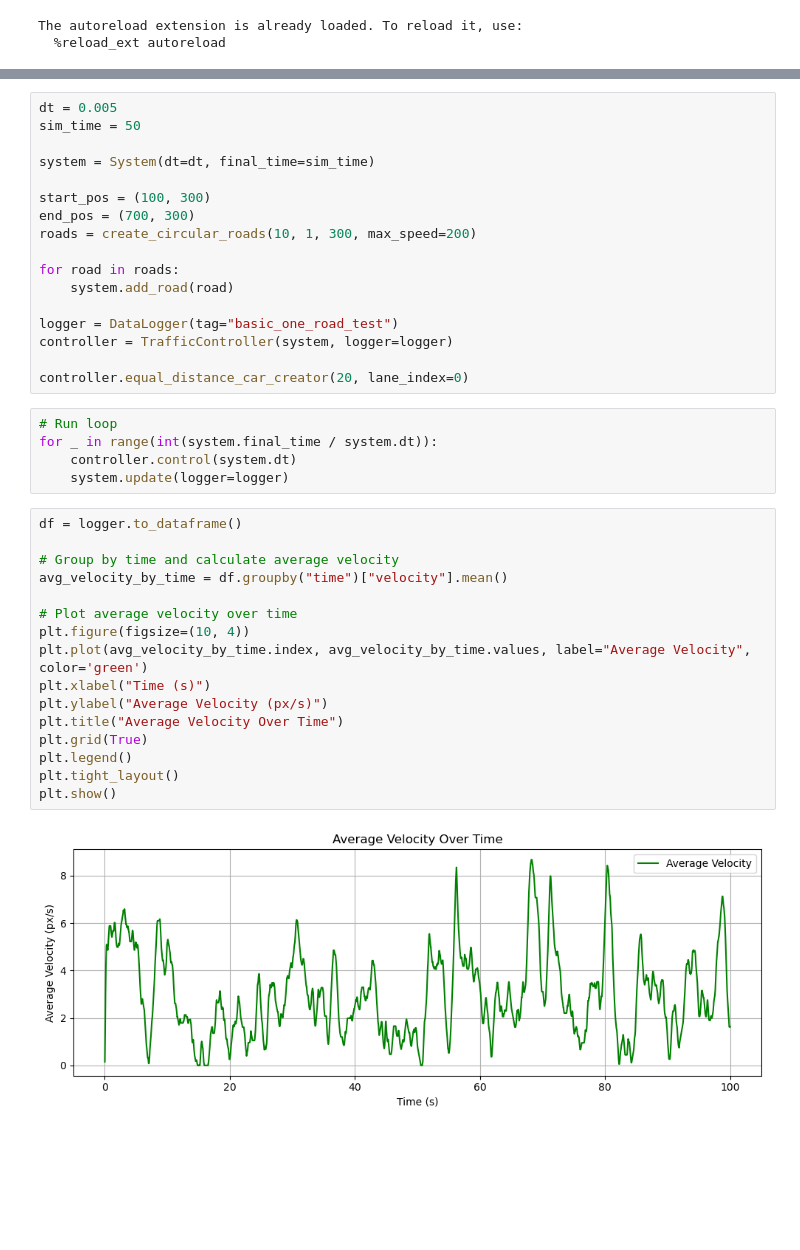
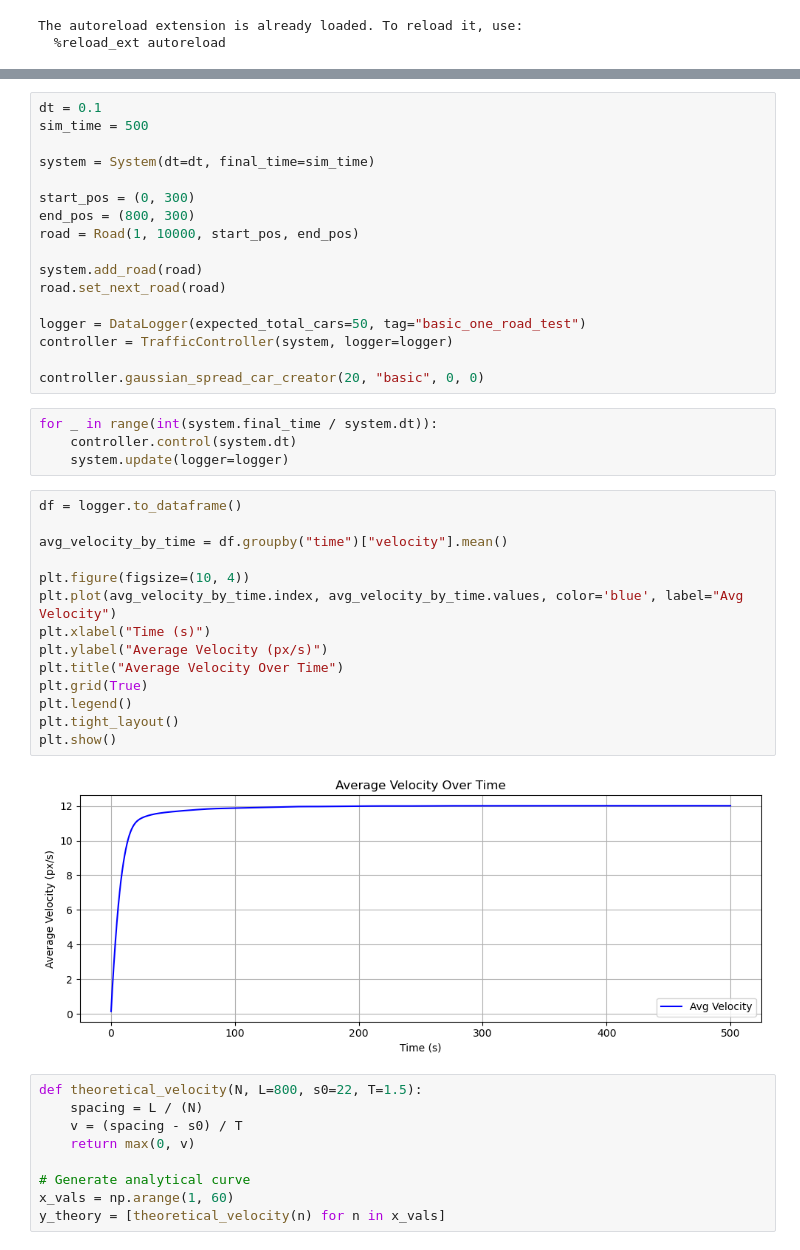
Before and after one commit to yuval-levi-046/PROM-Physical-Simulation, a Jupyter notebook: simulator.ipynb, the cells around one changed output, grey strips where cells are left out. Cells and saved outputs as stored; diff of their text form; blank space fills up the shorter version.

```diff
--- a/simulator.ipynb
+++ b/simulator.ipynb
@@ -21,40 +22,46 @@ from simulation.core import Road, Lane, Car
 # %%
-dt = 0.005
-sim_time = 50
+dt = 0.1
+sim_time = 500
 
 system = System(dt=dt, final_time=sim_time)
 
-start_pos = (100, 300)
-end_pos = (700, 300)
-roads = create_circular_roads(10, 1, 300, max_speed=200)
+start_pos = (0, 300)
+end_pos = (800, 300)
+road = Road(1, 10000, start_pos, end_pos)
 
-for road in roads:
-    system.add_road(road)
+system.add_road(road)
+road.set_next_road(road)
 
-logger = DataLogger(tag="basic_one_road_test")
+logger = DataLogger(expected_total_cars=50, tag="basic_one_road_test")
 controller = TrafficController(system, logger=logger)
 
-controller.equal_distance_car_creator(20, lane_index=0)
+controller.gaussian_spread_car_creator(20, "basic", 0, 0)
 # %%
-# Run loop
 for _ in range(int(system.final_time / system.dt)):
     controller.control(system.dt)
     system.update(logger=logger)
 # %%
 df = logger.to_dataframe()
 
-# Group by time and calculate average velocity
 avg_velocity_by_time = df.groupby("time")["velocity"].mean()
 
-# Plot average velocity over time
 plt.figure(figsize=(10, 4))
-plt.plot(avg_velocity_by_time.index, avg_velocity_by_time.values, label="Average Velocity", color='green')
+plt.plot(avg_velocity_by_time.index, avg_velocity_by_time.values, color='blue', label="Avg Velocity")
 plt.xlabel("Time (s)")
 plt.ylabel("Average Velocity (px/s)")
 plt.title("Average Velocity Over Time")
 plt.grid(True)
 plt.legend()
 plt.tight_layout()
 plt.show()
 # %% [output]
-[figure, old version]
+[figure, new version]
+# %%
+def theoretical_velocity(N, L=800, s0=22, T=1.5):
+    spacing = L / (N)
+    v = (spacing - s0) / T
+    return max(0, v)
+
+# Generate analytical curve
+x_vals = np.arange(1, 60)
+y_theory = [theoretical_velocity(n) for n in x_vals]
```
Also changed, not shown: parts of 10 cells of this notebook, 13 other files.
